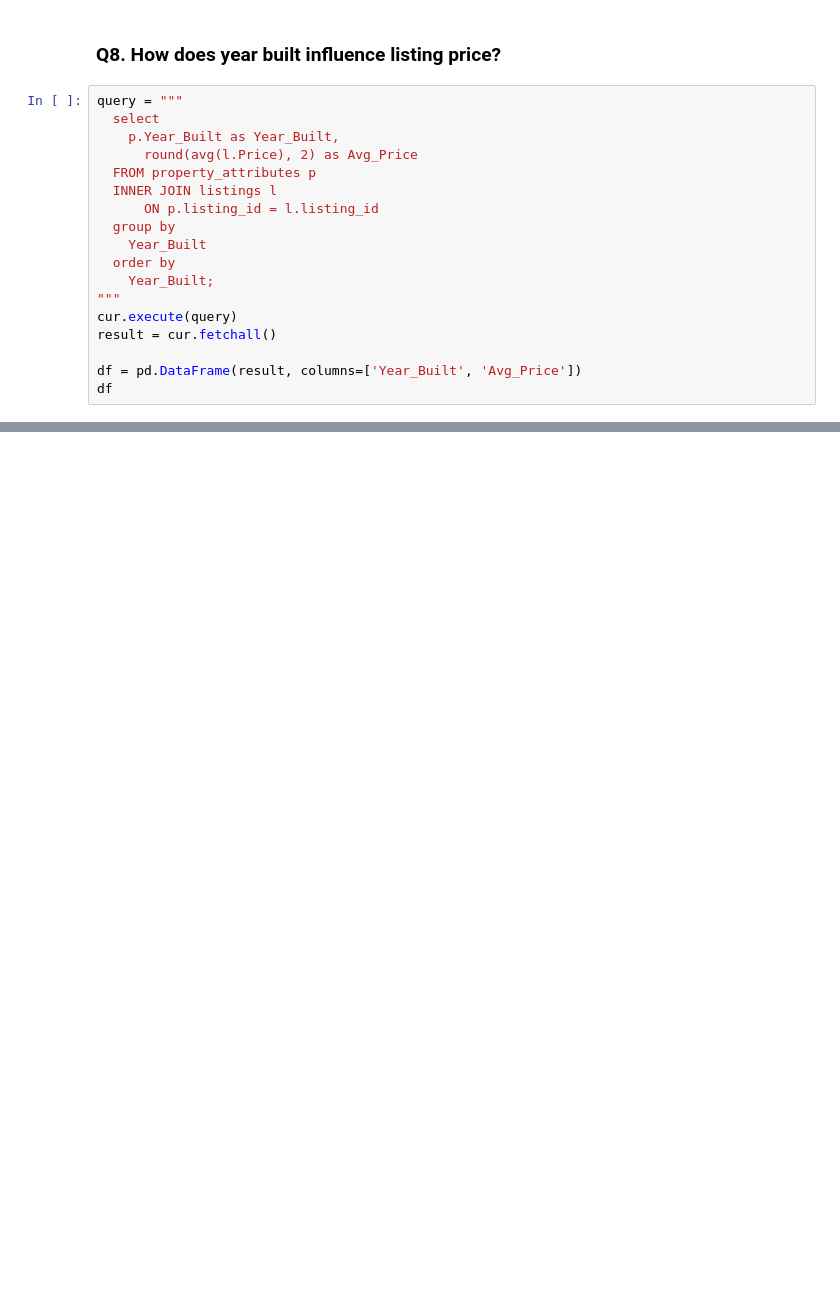
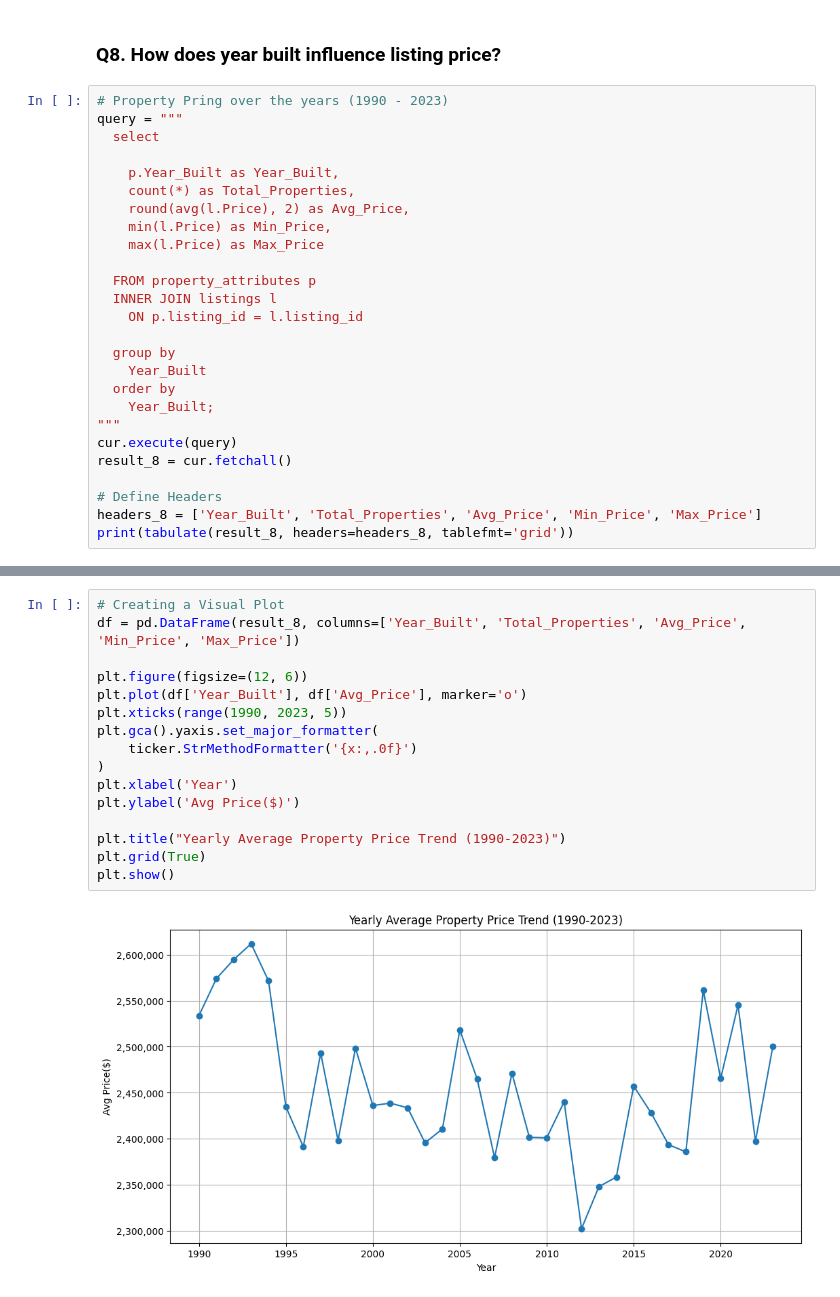
Before and after one commit to JS-Tharun/Real-Estate-Analysis, a Jupyter notebook: notebook.ipynb, the cells around one changed output, grey strips where cells are left out. Cells and saved outputs as stored; diff of their text form; blank space fills up the shorter version.

```diff
--- a/notebook.ipynb
+++ b/notebook.ipynb
@@ -1247,21 +1264,29 @@ print(tabulate(result, headers=headers, tablefmt='grid'))
 # %% [markdown]
 ### Q8. How does year built influence listing price?
 # %%
+# Property Pring over the years (1990 - 2023)
 query = """
   select
+
     p.Year_Built as Year_Built,
-      round(avg(l.Price), 2) as Avg_Price
+    count(*) as Total_Properties,
+    round(avg(l.Price), 2) as Avg_Price,
+    min(l.Price) as Min_Price,
+    max(l.Price) as Max_Price
+
   FROM property_attributes p
   INNER JOIN listings l
-      ON p.listing_id = l.listing_id
+    ON p.listing_id = l.listing_id
+
   group by
     Year_Built
   order by
     Year_Built;
 """
 cur.execute(query)
-result = cur.fetchall()
+result_8 = cur.fetchall()
 
-df = pd.DataFrame(result, columns=['Year_Built', 'Avg_Price'])
-df
+# Define Headers
+headers_8 = ['Year_Built', 'Total_Properties', 'Avg_Price', 'Min_Price', 'Max_Price']
+print(tabulate(result_8, headers=headers_8, tablefmt='grid'))
 # %% [output]
@@ -1284,0 +1310,18 @@ df
+# %%
+# Creating a Visual Plot
+df = pd.DataFrame(result_8, columns=['Year_Built', 'Total_Properties', 'Avg_Price', 'Min_Price', 'Max_Price'])
+
+plt.figure(figsize=(12, 6))
+plt.plot(df['Year_Built'], df['Avg_Price'], marker='o')
+plt.xticks(range(1990, 2023, 5))
+plt.gca().yaxis.set_major_formatter(
+    ticker.StrMethodFormatter('{x:,.0f}')
+)
+plt.xlabel('Year')
+plt.ylabel('Avg Price($)')
+
+plt.title("Yearly Average Property Price Trend (1990-2023)")
+plt.grid(True)
+plt.show()
+# %% [output]
+[figure, added]
```
Also changed, not shown: parts of 22 cells of this notebook, 1 other file.
